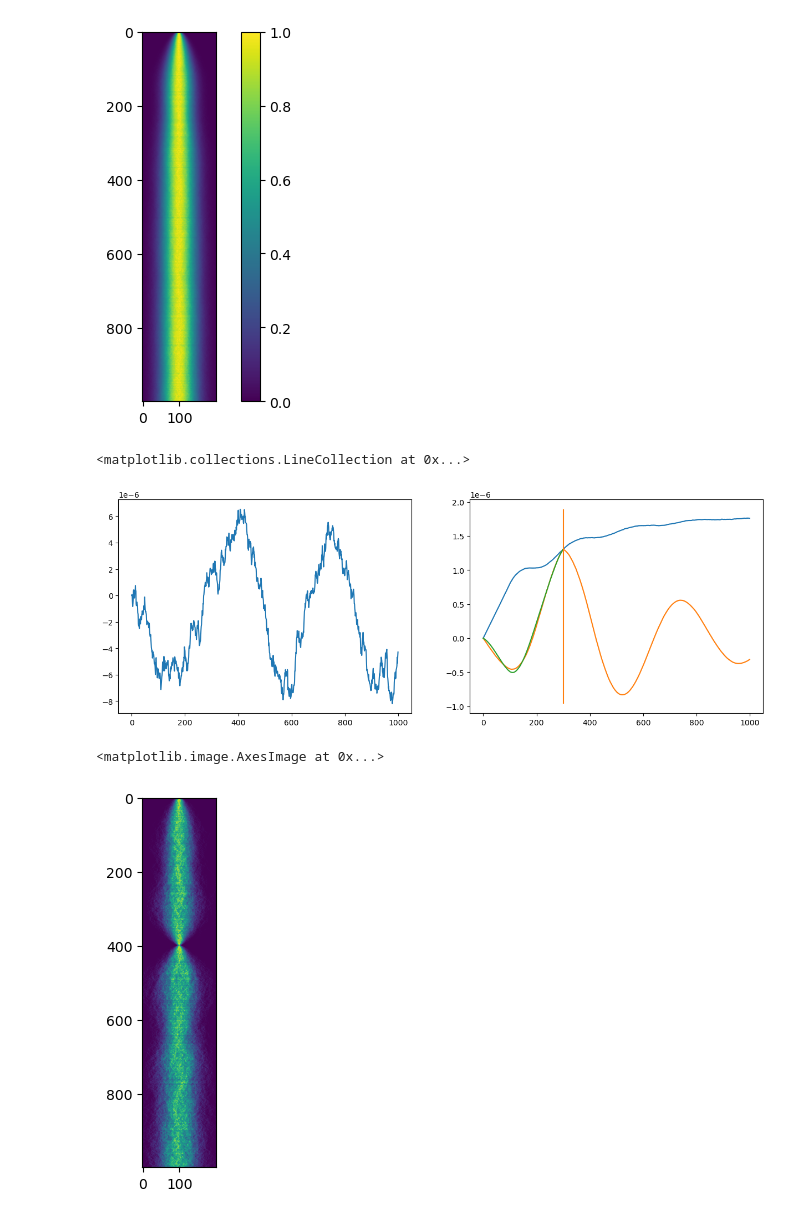
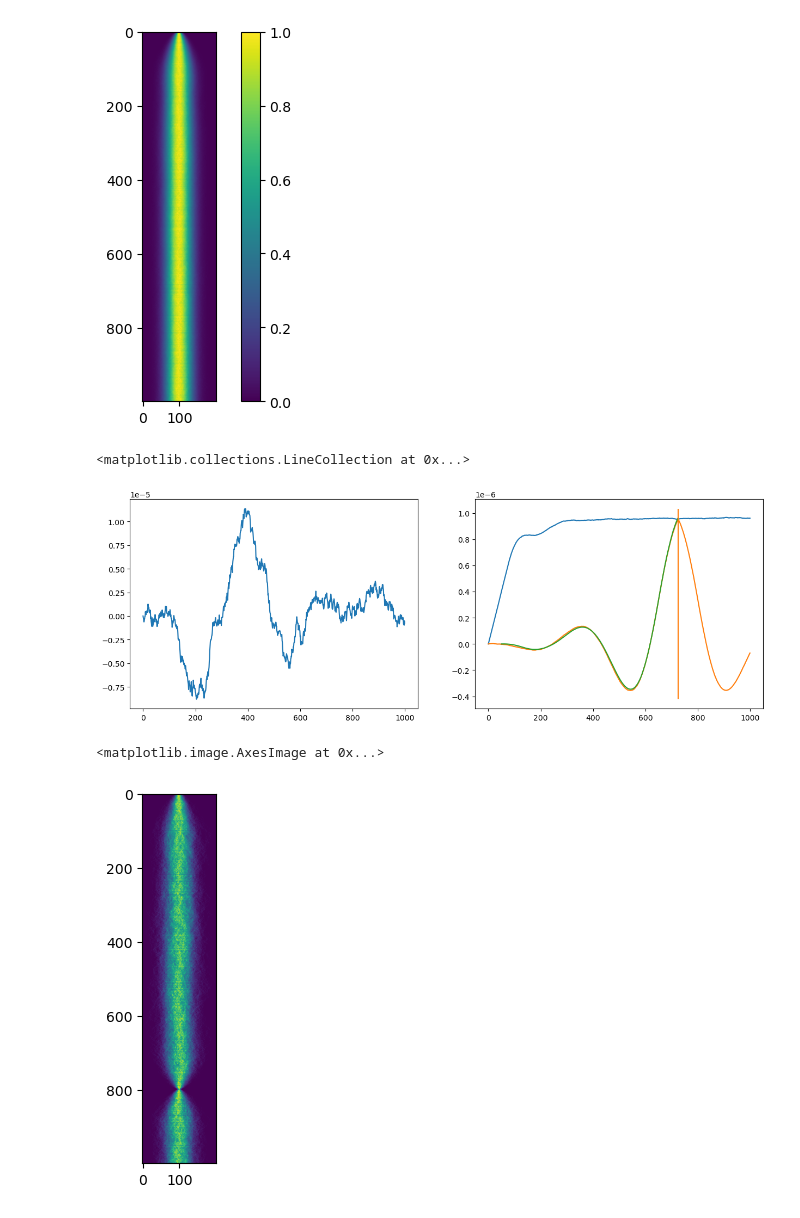
Before and after one commit to NilsToAn/overdampedDelayHarmonicOscillator, a Jupyter notebook: covarianc_investigater.ipynb, the cells around one changed output. Cells and saved outputs as stored; diff of their text form; code cells hidden in the pictures.

```diff
--- a/covarianc_investigater.ipynb
+++ b/covarianc_investigater.ipynb
@@ -19,12 +19,12 @@ max_t = 4
 #avarage = 100
 x_range = (-4e-3,4e-3)
 dx = 0.00004
-tau = 0.4 #0.3 #0.1 #0.05#0.1
+tau = 0.3 #0.3 #0.1 #0.05#0.1
 D = 1e-6
 k = 3
 dt = 1e-3 * 4
 
-t_idx = 400
+t_idx = 800
 
 F_ext = lambda t:0
 
@@ -58,28 +58,28 @@ plt.colorbar()
 # %%
 sim_mean = torch.mean(pos[:,:,0], axis = 1)
 sim_var = torch.var(pos[:,:,0], axis = 1)
 full_cov = torch.mean(pos[t_idx-ntau] * pos, axis=1)
 ana_cov = [np.full(ntau, 1)]
 for i in range(10):
     ana_cov[0] = ana_cov[0][0] - k * np.cumsum(ana_cov[0][::-1]) * dt
 ana_cov[0] = ana_cov[0]/ana_cov[0][0]
 max_order = int((t_idx-ntau)/ntau)
 for j in range(1,max_order):
     ana_cov.append(ana_cov[j-1][-1] - k * np.cumsum(ana_cov[j-1]) * dt)
 ana_cov = np.concatenate(ana_cov)[::-1]
-ana_cov = ana_cov*sim_var[:t_idx-ntau].numpy()
+ana_cov = ana_cov*sim_var[:len(ana_cov)].numpy()
 
 
 fig, axs = plt.subplots(1,2,figsize=(15,5))
 axs[0].plot(sim_mean)
 axs[1].plot(sim_var)
 axs[1].plot(full_cov)
 axs[1].plot(np.arange(t_idx-ntau-len(ana_cov),t_idx-ntau, 1), ana_cov ,c='C2')
 axs[1].vlines([t_idx-ntau], *plt.ylim(), color='C1')
 #axs[1].set_xlim(600,800)
 # %% [output]
 <matplotlib.collections.LineCollection at 0x...>
-[figure, old version]
+[figure, new version]
 # %%
 def get_realisations_through_point(t_idx,x_idx):
     x_f, x_t = x_s[x_idx],x_s[x_idx+1]
@@ -96,7 +96,7 @@ idx = 12
 plt.imshow((hists_filterd[idx]/hists_filterd[idx].max(axis=1)[:,None]))
 # %% [output]
 <matplotlib.image.AxesImage at 0x...>
-[figure, old version]
+[figure, new version]
 # %%
 sim_f_mean = [torch.mean(data, axis = 1) for data in pos_filtered]
 sim_f_var = [torch.var(data, axis = 1) for data in pos_filtered]
```
Also changed, not shown: parts of 9 cells of this notebook, 1 other file.
